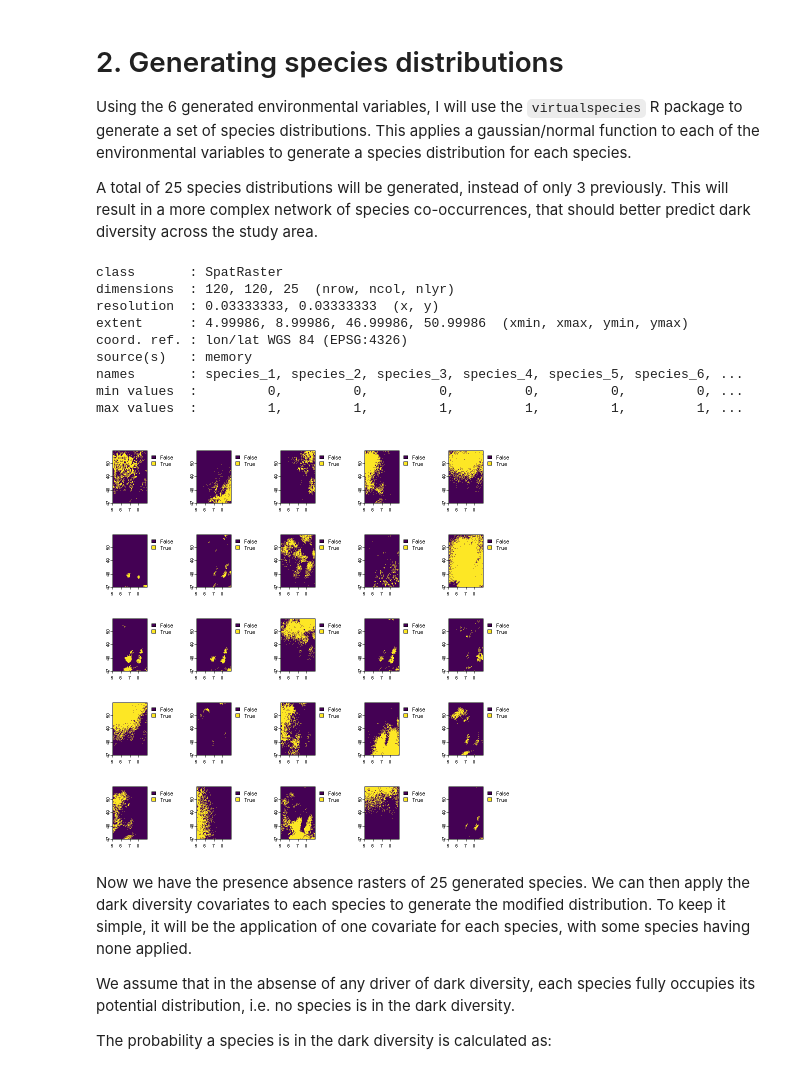
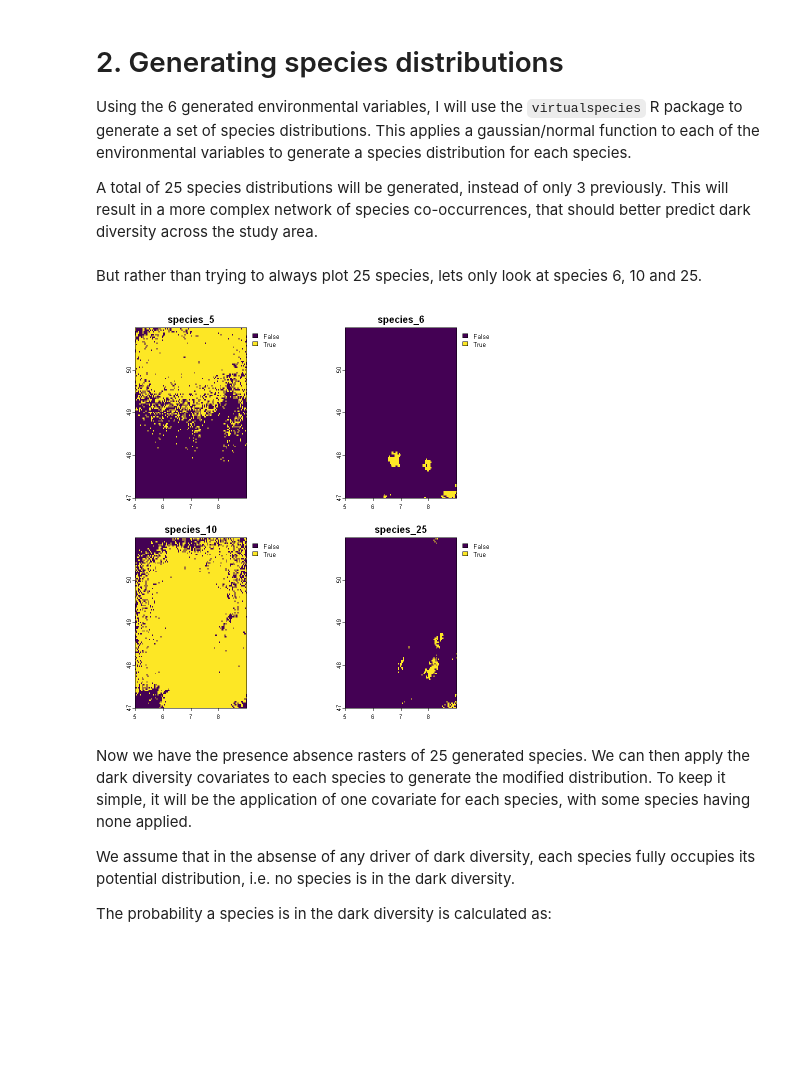
Before and after one commit to davidyshen/dark_diversity_simulations, a Jupyter notebook: dark_diversity_methods_testing.ipynb, the cells around one changed output. Saved outputs shown, nothing was run; the diff lists cells and outputs as text; code cells hidden in the pictures; blank space fills up the shorter version.

```diff
--- a/dark_diversity_methods_testing.ipynb
+++ b/dark_diversity_methods_testing.ipynb
@@ -144,34 +144,31 @@ for (i in 1:n_species) {
         )
     })
 }
+# %% [markdown]
+But rather than trying to always plot 25 species, lets only look at species 6, 10 and 25.
+# %%
+plot_species <- c("species_5", "species_6", "species_10", "species_25")
 # %%
-par(bg = "white", mfrow = c(5,5))  # Set the background color and layout
+par(bg = "white", mfrow = c(2,2))  # Set the background color and layout
 
 threshold <- 0.1
 
-for (i in 1:length(sp_dists)) {
-    plot(sp_dists[[i]]$suitab.raster > threshold)
-}
+# for (i in seq_along(sp_dists)) {
+#     plot(sp_dists[[i]]$suitab.raster > threshold)
+# }
 
-dist_list<- c()
-for (i in 1:length(sp_dists)) {
+dist_list <- c()
+for (i in seq_along(sp_dists)) {
     dist_list <- c(dist_list, sp_dists[[i]]$suitab.raster)
 }
 dist_stack <- terra::rast(dist_list)
-names(dist_stack) <- paste0("species_", 1:length(sp_dists))
+names(dist_stack) <- paste0("species_", seq_along(sp_dists))
 
-dist_stack
+for (i in plot_species) {
+    plot(dist_stack[[i]] > threshold, main = i)
+}
 # %% [output]
-class       : SpatRaster
-dimensions  : 120, 120, 25  (nrow, ncol, nlyr)
-resolution  : 0.03333333, 0.03333333  (x, y)
-extent      : 4.99986, 8.99986, 46.99986, 50.99986  (xmin, xmax, ymin, ymax)
-coord. ref. : lon/lat WGS 84 (EPSG:4326)
-source(s)   : memory
-names       : species_1, species_2, species_3, species_4, species_5, species_6, ...
-min values  :         0,         0,         0,         0,         0,         0, ...
-max values  :         1,         1,         1,         1,         1,         1, ...
-[figure, old version]
+[figure, new version]
 # %% [markdown]
 Now we have the presence absence rasters of 25 generated species. We can then apply the dark diversity covariates to each species to generate the modified distribution. To keep it simple, it will be the application of one covariate for each species, with some species having none applied.
 
```
Also changed, not shown: parts of 34 cells of this notebook, 2 other files.
